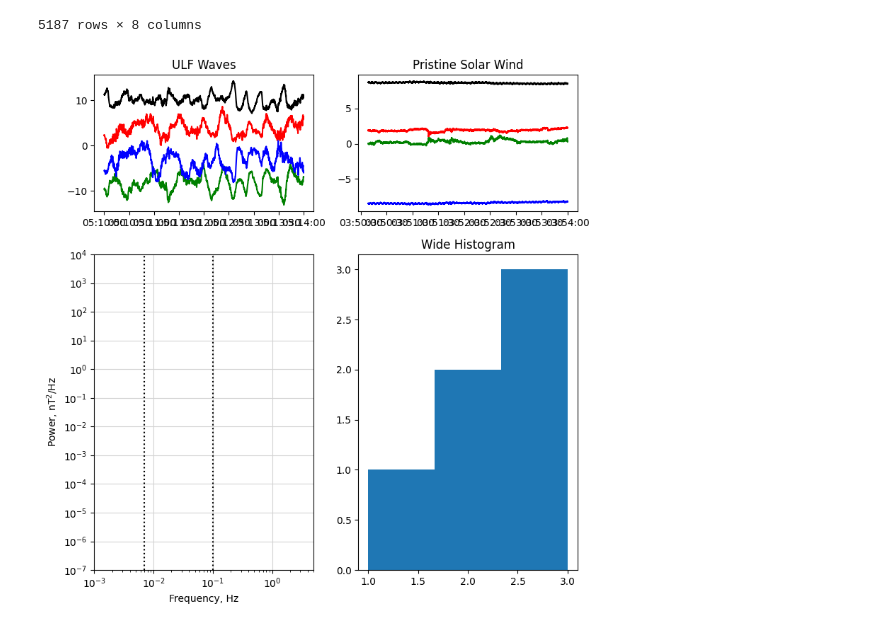
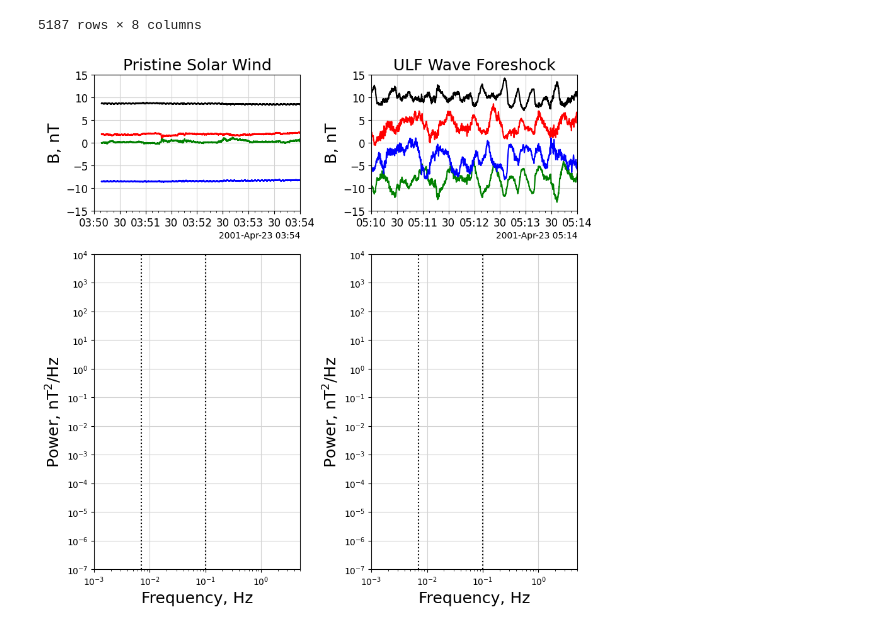
Before and after one commit to solarwindstream/gipm-mapping, a Jupyter notebook: Spectral Mapping Plot.ipynb, the cells around one changed output. Saved outputs shown, nothing was run; the diff lists cells and outputs as text; code cells hidden in the pictures.

Commit message:
plot improvements

```diff
--- a/Spectral Mapping Plot.ipynb
+++ b/Spectral Mapping Plot.ipynb
@@ -71,9 +71,9 @@ sw_df
 5187 rows × 8 columns
 # %%
 # Create a figure
-fig = plt.figure(figsize=(8, 8))
+fig = plt.figure(figsize=(9, 9))
 
-locator = mdates.AutoDateLocator(minticks=3, maxticks=7)
+locator = mdates.AutoDateLocator(minticks=3, maxticks=5)
 formatter = mdates.ConciseDateFormatter(locator)
 
 # Define a gridspec layout
@@ -88,44 +88,79 @@ ax3 = fig.add_subplot(gs[1:, 0])
 ax4 = fig.add_subplot(gs[1:, 1])
 
 # Add data to each subplot
-ax1.plot(fs_df.index, fs_df['Bx_gse'], color = 'red')
-ax1.plot(fs_df.index, fs_df['By_gse'], color = 'green')
-ax1.plot(fs_df.index, fs_df['Bz_gse'], color = 'blue')
-ax1.plot(fs_df.index, fs_df['B_mag'], color = 'k')
-ax1.set_title('ULF Waves')
+ax1.plot(sw_df.index, sw_df['Bx_gse'], color = 'red')
+ax1.plot(sw_df.index, sw_df['By_gse'], color = 'green')
+ax1.plot(sw_df.index, sw_df['Bz_gse'], color = 'blue')
+ax1.plot(sw_df.index, sw_df['B_mag'], color = 'k')
+ax1.set_ylim(-15, 15)
+ax1.set_xlim(sw_int_start, sw_int_end)
+ax1.xaxis.set_major_formatter(formatter)
+ax1.xaxis.set_minor_locator(AutoMinorLocator())
+ax1.xaxis.set_tick_params(labelsize=12)
+ax1.yaxis.set_tick_params(labelsize=12)
+ax1.set_ylabel(r'B, nT')
+ax1.set_title('Pristine Solar Wind')
+ax1.set_axisbelow(True)
+ax1.yaxis.grid(color='lightgray')
+ax1.xaxis.grid(color='lightgray')
 
-ax2.plot(sw_df.index, sw_df['Bx_gse'], color = 'red')
-ax2.plot(sw_df.index, sw_df['By_gse'], color = 'green')
-ax2.plot(sw_df.index, sw_df['Bz_gse'], color = 'blue')
-ax2.plot(sw_df.index, sw_df['B_mag'], color = 'k')
-ax2.set_title('Pristine Solar Wind')
+ax2.plot(fs_df.index, fs_df['Bx_gse'], color = 'red')
+ax2.plot(fs_df.index, fs_df['By_gse'], color = 'green')
+ax2.plot(fs_df.index, fs_df['Bz_gse'], color = 'blue')
+ax2.plot(fs_df.index, fs_df['B_mag'], color = 'k')
+ax2.set_ylim(-15, 15)
+ax2.set_xlim(fs_int_start, fs_int_end)
+ax2.xaxis.set_major_formatter(formatter)
+ax2.xaxis.set_minor_locator(AutoMinorLocator())
+ax2.xaxis.set_tick_params(labelsize=12)
+ax2.yaxis.set_tick_params(labelsize=12)
+ax2.set_ylabel(r'B, nT')
+ax2.set_title('ULF Wave Foreshock')
+ax2.set_axisbelow(True)
+ax2.yaxis.grid(color='lightgray')
+ax2.xaxis.grid(color='lightgray')
 
 int_lower_lim = 7*(10**(-3))
 int_upper_lim = 100*(10**(-3))
 
 #ax3.plot(frequency, para_power, color="red", label='Parallel Power')
 #ax3.plot(frequency, perp_power, color="black", label='Perpendicular Power')
 ax3.set_xscale('log')
 ax3.set_yscale('log')
 ax3.set_ylabel(r'Power, $\mathrm{nT^2/Hz}$')
 ax3.set_xlabel('Frequency, Hz')
 ax3.set_xlim(0.001, 5)
 ax3.set_ylim(0.0000001, 10000)
 ax3.yaxis.set_major_locator(ticker.LogLocator(base=10, numticks=15))
 ax3.vlines(x=int_lower_lim, ymin = 0.0000001, ymax = 10000, linestyles='dotted', color='k', label='Lower Bound')
 ax3.vlines(x=int_upper_lim, ymin = 0.0000001, ymax = 10000, linestyles='dotted', color='k', label='Upper Bound')
 
 ax3.set_axisbelow(True)
 ax3.yaxis.grid(color='lightgray')
 ax3.xaxis.grid(color='lightgray')
 
-ax4.hist([1, 2, 2, 3, 3, 3], bins=3)
-ax4.set_title('Wide Histogram')
+#ax4.plot(frequency, para_power, color="red", label='Parallel Power')
+#ax4.plot(frequency, perp_power, color="black", label='Perpendicular Power')
+ax4.set_xscale('log')
+ax4.set_yscale('log')
+ax4.set_ylabel(r'Power, $\mathrm{nT^2/Hz}$')
+ax4.set_xlabel('Frequency, Hz')
+ax4.set_xlim(0.001, 5)
+ax4.set_ylim(0.0000001, 10000)
+ax4.yaxis.set_major_locator(ticker.LogLocator(base=10, numticks=15))
+ax4.vlines(x=int_lower_lim, ymin = 0.0000001, ymax = 10000, linestyles='dotted', color='k', label='Lower Bound')
+ax4.vlines(x=int_upper_lim, ymin = 0.0000001, ymax = 10000, linestyles='dotted', color='k', label='Upper Bound')
+
+ax4.set_axisbelow(True)
+ax4.yaxis.grid(color='lightgray')
+ax4.xaxis.grid(color='lightgray')
 
 # Adjust layout
 plt.tight_layout()
+plt.rcParams['axes.titlesize'] = 18
+plt.rcParams['axes.labelsize'] = 18
 
 # Display the plot
 plt.show()
 # %% [output]
-[figure, old version]
+[figure, new version]
```
